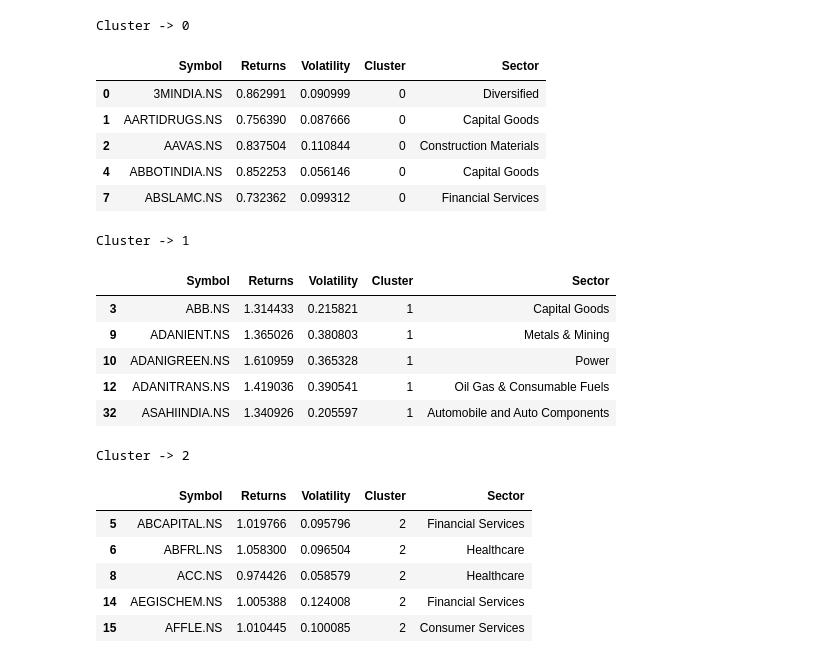
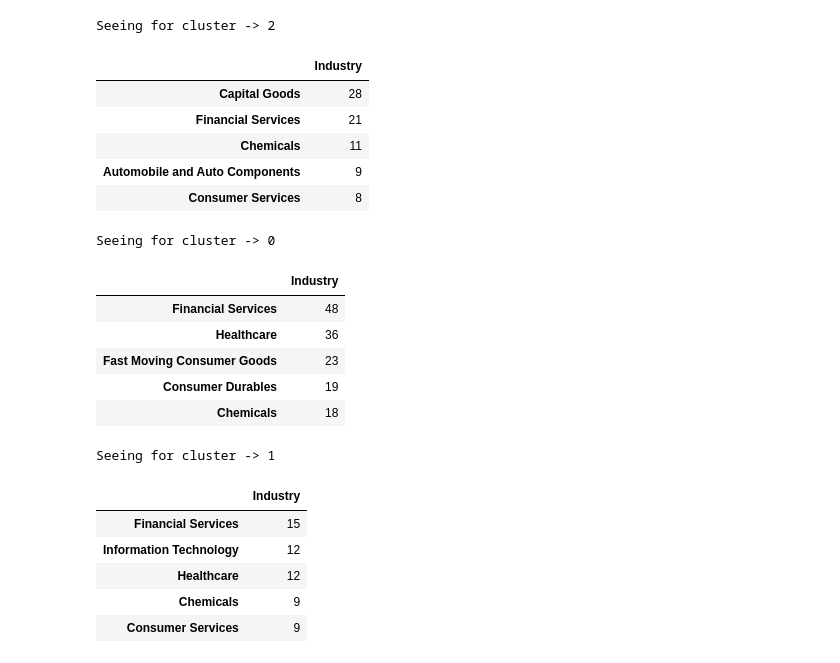
Before and after one commit to aayush1036/FERM-project, a Jupyter notebook: project.ipynb, the cells around one changed output. Saved outputs shown, nothing was run; the diff lists cells and outputs as text; code cells hidden in the pictures.

```diff
--- a/project.ipynb
+++ b/project.ipynb
@@ -63,29 +18,27 @@ portfolio.visualize_clusters()
-# %%
-summary_df = portfolio.cluster_df.copy()
-summary_df['Sector'] = nifty_df['Industry']
-for cluster in summary_df['Cluster'].unique():
-    cluster_df = summary_df[summary_df['Cluster'] == cluster]
-    print(f'Cluster -> {cluster}')
-    display(cluster_df.head(5))
-# %% [output]
-Cluster -> 0
-|  | Symbol | Returns | Volatility | Cluster | Sector |
-| 0 | 3MINDIA.NS | 0.862991 | 0.090999 | 0 | Diversified |
-| 1 | AARTIDRUGS.NS | 0.756390 | 0.087666 | 0 | Capital Goods |
-| 2 | AAVAS.NS | 0.837504 | 0.110844 | 0 | Construction Materials |
-| 4 | ABBOTINDIA.NS | 0.852253 | 0.056146 | 0 | Capital Goods |
-| 7 | ABSLAMC.NS | 0.732362 | 0.099312 | 0 | Financial Services |
-Cluster -> 1
-|  | Symbol | Returns | Volatility | Cluster | Sector |
-| 3 | ABB.NS | 1.314433 | 0.215821 | 1 | Capital Goods |
-| 9 | ADANIENT.NS | 1.365026 | 0.380803 | 1 | Metals & Mining |
-| 10 | ADANIGREEN.NS | 1.610959 | 0.365328 | 1 | Power |
-| 12 | ADANITRANS.NS | 1.419036 | 0.390541 | 1 | Oil Gas & Consumable Fuels |
-| 32 | ASAHIINDIA.NS | 1.340926 | 0.205597 | 1 | Automobile and Auto Components |
-Cluster -> 2
-|  | Symbol | Returns | Volatility | Cluster | Sector |
-| 5 | ABCAPITAL.NS | 1.019766 | 0.095796 | 2 | Financial Services |
-| 6 | ABFRL.NS | 1.058300 | 0.096504 | 2 | Healthcare |
-| 8 | ACC.NS | 0.974426 | 0.058579 | 2 | Healthcare |
-| 14 | AEGISCHEM.NS | 1.005388 | 0.124008 | 2 | Financial Services |
-| 15 | AFFLE.NS | 1.010445 | 0.100085 | 2 | Consumer Services |
+# %%
+cluster_dict = port.infer_clusters()
+for name, data in cluster_dict.items():
+    print(f'Seeing for cluster -> {name}')
+    display(data)
+# %% [output]
+Seeing for cluster -> 2
+|  | Industry |
+| Capital Goods | 28 |
+| Financial Services | 21 |
+| Chemicals | 11 |
+| Automobile and Auto Components | 9 |
+| Consumer Services | 8 |
+Seeing for cluster -> 0
+|  | Industry |
+| Financial Services | 48 |
+| Healthcare | 36 |
+| Fast Moving Consumer Goods | 23 |
+| Consumer Durables | 19 |
+| Chemicals | 18 |
+Seeing for cluster -> 1
+|  | Industry |
+| Financial Services | 15 |
+| Information Technology | 12 |
+| Healthcare | 12 |
+| Chemicals | 9 |
+| Consumer Services | 9 |
```
Also changed, not shown: parts of 15 cells of this notebook, 1 other file.
